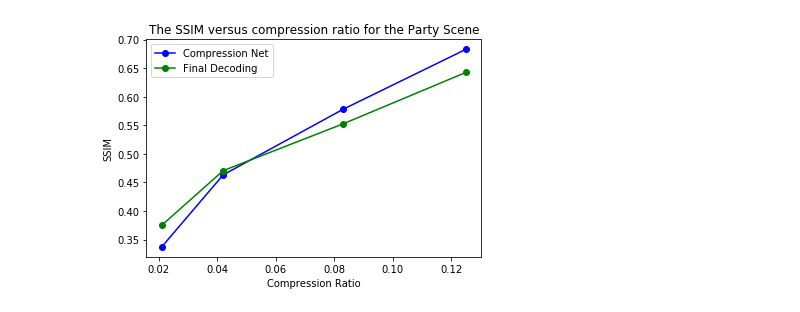
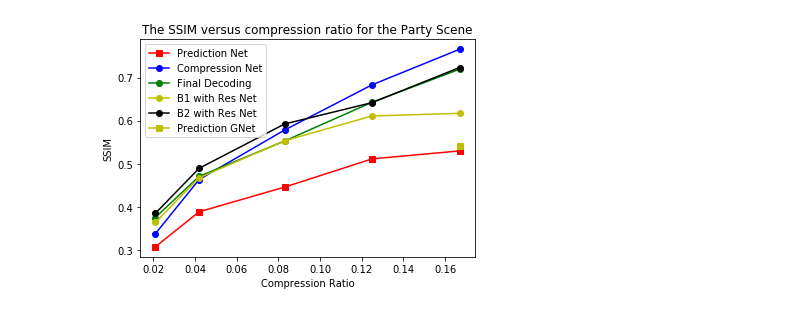
Before and after one commit to Chlerry/Motion-Aware-Deep-Video-Coding-Network, a Jupyter notebook: plot.ipynb, the cells around one changed output. Drawn from its saved outputs; the diff is of its cells as text; code cells hidden in the pictures.

```diff
--- a/plot.ipynb
+++ b/plot.ipynb
@@ -13,14 +14,28 @@ b2_ssim = [0.38457181412639363, 0.4892202525838929, 0.5920829709254538, 0.623496
+# %%
+# Plot the recognition accuracy rate versus different d values for both PCA and FLD
+plt.plot(compression_ratio, pred_ssim, 'rs-', label='Prediction Net')
+plt.plot(compression_ratio, coarse_ssim, 'bo-',  label='Compression Net')
+plt.plot(compression_ratio, final_ssim, 'go-',  label='Final Decoding')
+plt.plot(compression_ratio, b1_ssim, 'yo-',  label='B1 with Res Net')
+plt.plot(compression_ratio, b2_ssim, 'ko-',  label='B2 with Res Net')
+
+plt.plot(compression_ratio[-1:], pred_gnet_ssim, 'ys-', label='Prediction GNet')
+plt.legend(loc = 2)
+plt.title('The SSIM versus compression ratio for the Party Scene')
+plt.xlabel('Compression Ratio')
+plt.ylabel('SSIM')
+plt.show()
+# %% [output]
+[figure, added]
 # %%
 # Plot the recognition accuracy rate versus different d values for both PCA and FLD
 # plt.plot(compression_ratio, pred_ssim, 'rs-', label='Prediction Net')
-plt.plot(compression_ratio, coarse_ssim, 'bo-',  label='Compression Net')
-plt.plot(compression_ratio, final_ssim, 'go-',  label='Final Decoding')
+# plt.plot(compression_ratio, coarse_ssim, 'bo-',  label='Compression Net')
+# plt.plot(compression_ratio, final_ssim, 'go-',  label='Final Decoding')
 # plt.plot(compression_ratio, b1_ssim, 'yo-',  label='B1 with Res Net')
 # plt.plot(compression_ratio, b2_ssim, 'ko-',  label='B2 with Res Net')
-plt.legend(loc = 2)
-plt.title('The SSIM versus compression ratio for the Party Scene')
-plt.xlabel('Compression Ratio')
-plt.ylabel('SSIM')
-plt.show()
+# plt.legend(loc = 2)
+# plt.title('The SSIM versus compression ratio for the Party Scene')
+# plt.xlabel('Compression Ratio')
+# plt.ylabel('SSIM')
+# plt.show()
-# %% [output]
-[figure, removed]
```
Also changed, not shown: parts of 7 cells of this notebook, 2 other files.
